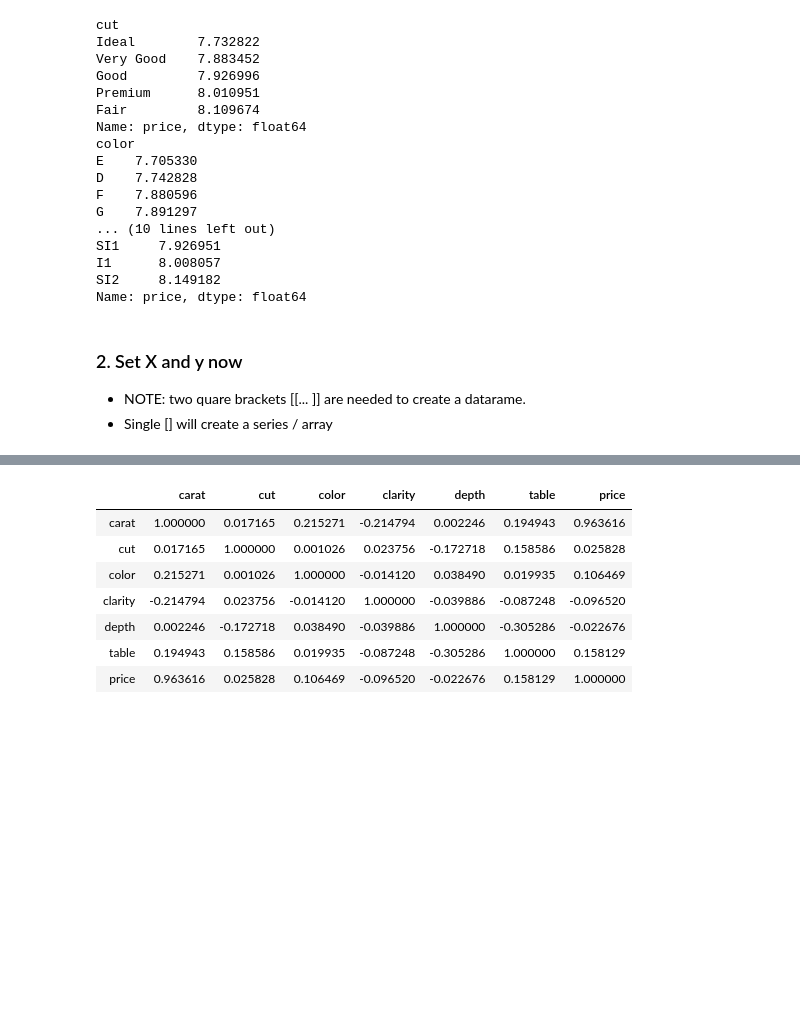
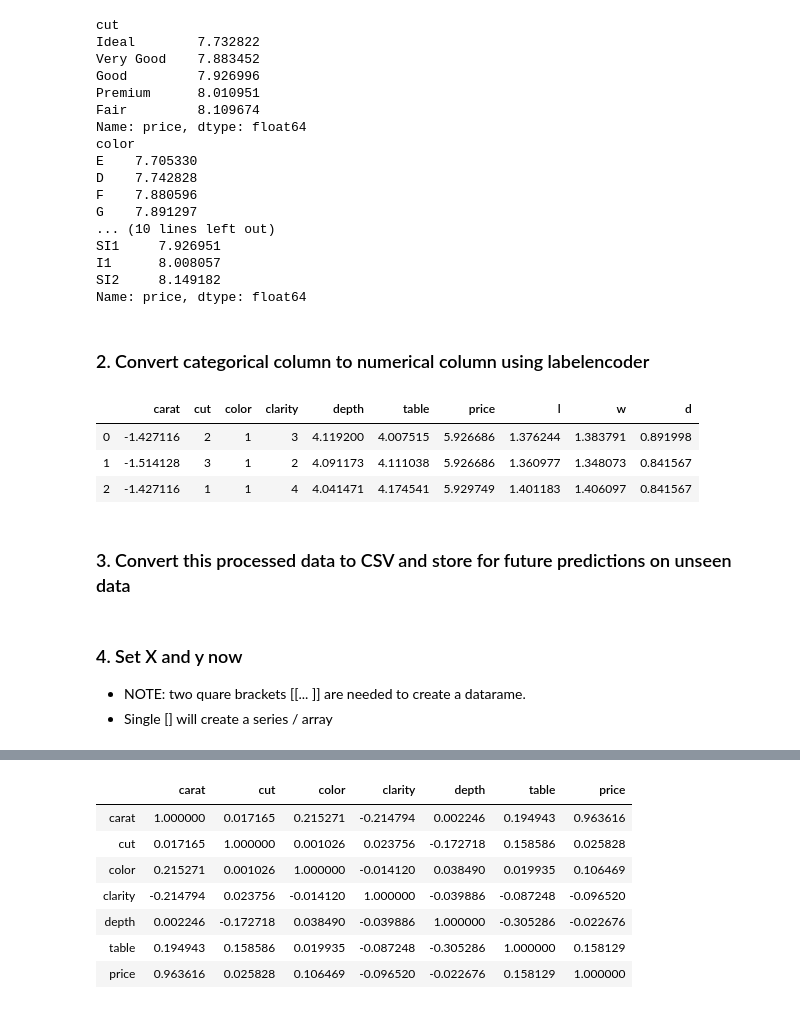
Before and after one commit to groverj2/diamond-price, a Jupyter notebook: diamond_all.ipynb, the cells around one changed output, grey strips where cells are left out. Saved outputs shown, nothing was run; the diff lists cells and outputs as text; code cells hidden in the pictures; blank space fills up the shorter version.

```diff
--- a/diamond_all.ipynb
+++ b/diamond_all.ipynb
@@ -293,3 +295,28 @@ SI1     7.926951
 I1      8.008057
 SI2     8.149182
 Name: price, dtype: float64
+# %% [markdown]
+### 2. Convert categorical column to numerical column using labelencoder
+# %%
+def convert_catg(df1):
+    from sklearn.preprocessing import LabelEncoder
+    le = LabelEncoder()
+    # Find the columns of object type along with their column index
+    object_cols = list(df1.select_dtypes(exclude=[np.number]).columns)
+    object_cols_ind = []
+    for col in object_cols:
+        object_cols_ind.append(df1.columns.get_loc(col))
+
+    # Encode the categorical columns with numbers
+    for i in object_cols_ind:
+        df1.iloc[:,i] = le.fit_transform(df1.iloc[:,i])
+
+convert_catg(df)
+df.head(3)
+# %% [output]
+|  | carat | cut | color | clarity | depth | table | price | l | w | d |
+| 0 | -1.427116 | 2 | 1 | 3 | 4.119200 | 4.007515 | 5.926686 | 1.376244 | 1.383791 | 0.891998 |
+| 1 | -1.514128 | 3 | 1 | 2 | 4.091173 | 4.111038 | 5.926686 | 1.360977 | 1.348073 | 0.841567 |
+| 2 | -1.427116 | 1 | 1 | 4 | 4.041471 | 4.174541 | 5.929749 | 1.401183 | 1.406097 | 0.841567 |
+# %% [markdown]
+### 3. Convert this processed data to CSV and store for future predictions on unseen data
@@ -296,5 +325,5 @@ Name: price, dtype: float64
 # %% [markdown]
-### 2. Set X and y now
+### 4. Set X and y now
 * NOTE: two quare brackets [[... ]] are needed to create a datarame.
 * Single [] will create a series / array
 # %%
```
Also changed, not shown: parts of 6 cells of this notebook, 1 other file.
